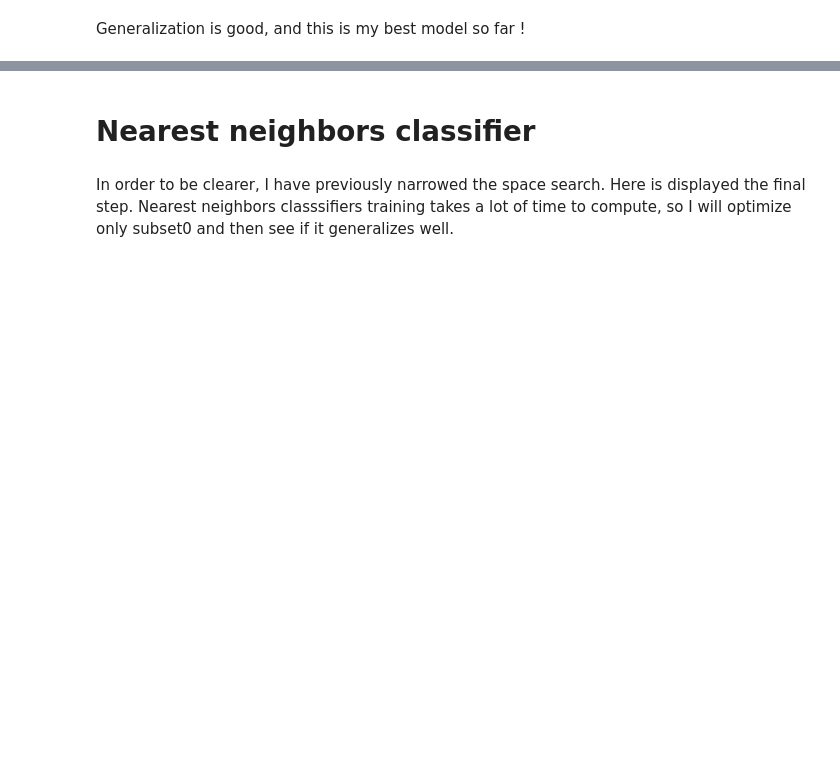
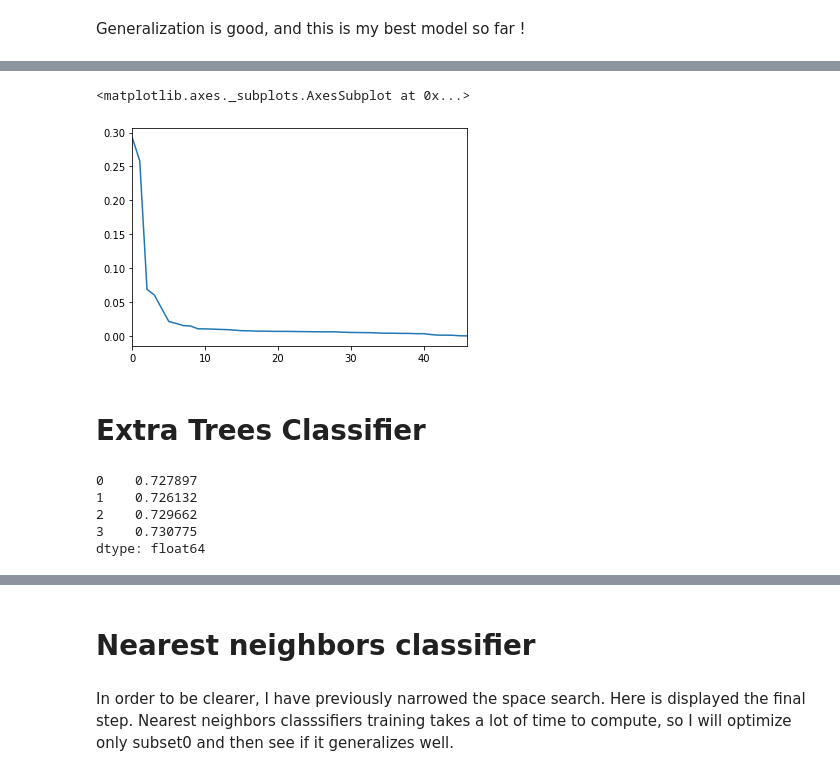
Before and after one commit to dechantoine/ModelingEarthquakeDamage, a Jupyter notebook: 5 - Classifiers.ipynb, the cells around one changed output, grey strips where cells are left out. Drawn from its saved outputs; the diff is of its cells as text; code cells hidden in the pictures; blank space fills up the shorter version.

```diff
--- a/5 - Classifiers.ipynb
+++ b/5 - Classifiers.ipynb
@@ -68,9 +15,9 @@ from sklearn.ensemble import RandomForestClassifier
 # %% [markdown]
 In order to be clearer, I have previously narrowed the space search. Here is displayed the final step. Random forest training takes a lot of time to compute, so I will optimize only subset0 and then see if it generalizes well.
 # %%
-spaceForest  = [Integer(2, 30, name="min_samples_split"),
+spaceForest  = [Integer(10, 20, name="min_samples_split"),
                 Integer(1, 5, name="min_samples_leaf"),
-                Integer(700, 2000, name="n_estimators")]
+                Integer(500, 900, name="n_estimators")]
 # %%
 @use_named_args(spaceForest)
 def objectiveForest(**params):
@@ -81,11 +28,11 @@ def objectiveForest(**params):
     print(e, [(a, params[a]) for a in params])
     return 1 - e
 # %%
-X_train = pd.read_csv('Datasets/CV0_train_subset_0.csv', index_col=0)
+X_train = pd.read_csv('Datasets/CV0_train_subset_step1_0.csv', index_col=0)
 y_train= pd.read_csv('Datasets/train_labels.csv', index_col=0).loc[X_train.index]["damage_grade"]
 X_test = pd.read_csv('Datasets/CV0_test_subset_0.csv', index_col=0)
 y_test= pd.read_csv('Datasets/train_labels.csv', index_col=0).loc[X_test.index]["damage_grade"]
-forest = RandomForestClassifier(min_samples_split=225, min_samples_leaf=45, n_jobs=-1)
-res_forest = gp_minimize(objectiveForest, spaceForest, n_calls=25, random_state=0)
+forest = RandomForestClassifier(n_jobs=-1)
+res_forest = gp_minimize(objectiveForest, spaceForest, n_calls=20, random_state=0)
 1-res_forest.fun, res_forest.x[0], res_forest.x[1], res_forest.x[2]
 # %% [output]
@@ -112,14 +62,15 @@ I must pay attention here : if the best model would have been the most prone to
 # %%
-generalization = pd.Series(index=range(10))
+generalization = pd.Series(index=range(4))
 for i in generalization.index:
     forest = RandomForestClassifier(min_samples_split=res_forest.x[0], min_samples_leaf=res_forest.x[1],
-                                    n_estimators=res_forest.x[0], n_jobs=-1)
-    X_train = pd.read_csv('Datasets/CV0_train_subset_{}.csv'.format(i), index_col=0)
+                                    n_estimators=res_forest.x[2], n_jobs=-1)
+    X_train = pd.read_csv('Datasets/CV0_train_subset_step1_{}.csv'.format(i), index_col=0)
     y_train= pd.read_csv('Datasets/train_labels.csv', index_col=0).loc[X_train.index]["damage_grade"]
     X_test = pd.read_csv('Datasets/CV0_test_subset_{}.csv'.format(i), index_col=0)
     y_test= pd.read_csv('Datasets/train_labels.csv', index_col=0).loc[X_test.index]["damage_grade"]
     forest.fit(X_train,y_train)
-    predict = forest.predict(X_test)
+    predict = pd.DataFrame(forest.predict(X_test), columns=['RF']).set_index(X_test.index)
+    predict.to_csv("Datasets/RF_predicted_step1_subset_{}.csv".format(i))
     generalization[i] = f1_score(y_test, predict, average='micro')
 generalization
 # %% [output]
@@ -136,3 +81,6 @@ generalization
 dtype: float64
 # %% [markdown]
 Generalization is good, and this is my best model so far !
+# %%
+featuresRF = pd.Series(forest.feature_importances_, index=X_train.columns)
+featuresRF.sort_values(ascending=False)
@@ -138,0 +105,5 @@ Generalization is good, and this is my best model so far !
+# %%
+featuresRF.sort_values(ascending=False).plot(use_index=False)
+# %% [output]
+<matplotlib.axes._subplots.AxesSubplot at 0x...>
+[figure, added]
@@ -138,0 +129,2 @@ Generalization is good, and this is my best model so far !
+# %% [markdown]
+# Extra Trees Classifier
@@ -138,0 +133,20 @@ Generalization is good, and this is my best model so far !
+# %%
+generalization = pd.Series(index=range(4))
+for i in generalization.index:
+    extra = ExtraTreesClassifier(min_samples_split=res_forest.x[0], min_samples_leaf=res_forest.x[1],
+                                    n_estimators=res_forest.x[2], n_jobs=-1)
+    X_train = pd.read_csv('Datasets/CV0_train_subset_step1_{}.csv'.format(i), index_col=0)
+    y_train= pd.read_csv('Datasets/train_labels.csv', index_col=0).loc[X_train.index]["damage_grade"]
+    X_test = pd.read_csv('Datasets/CV0_test_subset_{}.csv'.format(i), index_col=0)
+    y_test= pd.read_csv('Datasets/train_labels.csv', index_col=0).loc[X_test.index]["damage_grade"]
+    extra.fit(X_train,y_train)
+    predict = pd.DataFrame(extra.predict(X_test), columns=['ET']).set_index(X_test.index)
+    predict.to_csv("Datasets/ET_predicted_step1_subset_{}.csv".format(i))
+    generalization[i] = f1_score(y_test, predict, average='micro')
+generalization
+# %% [output]
+0    0.727897
+1    0.726132
+2    0.729662
+3    0.730775
+dtype: float64
```
Also changed, not shown: parts of 35 cells of this notebook.
